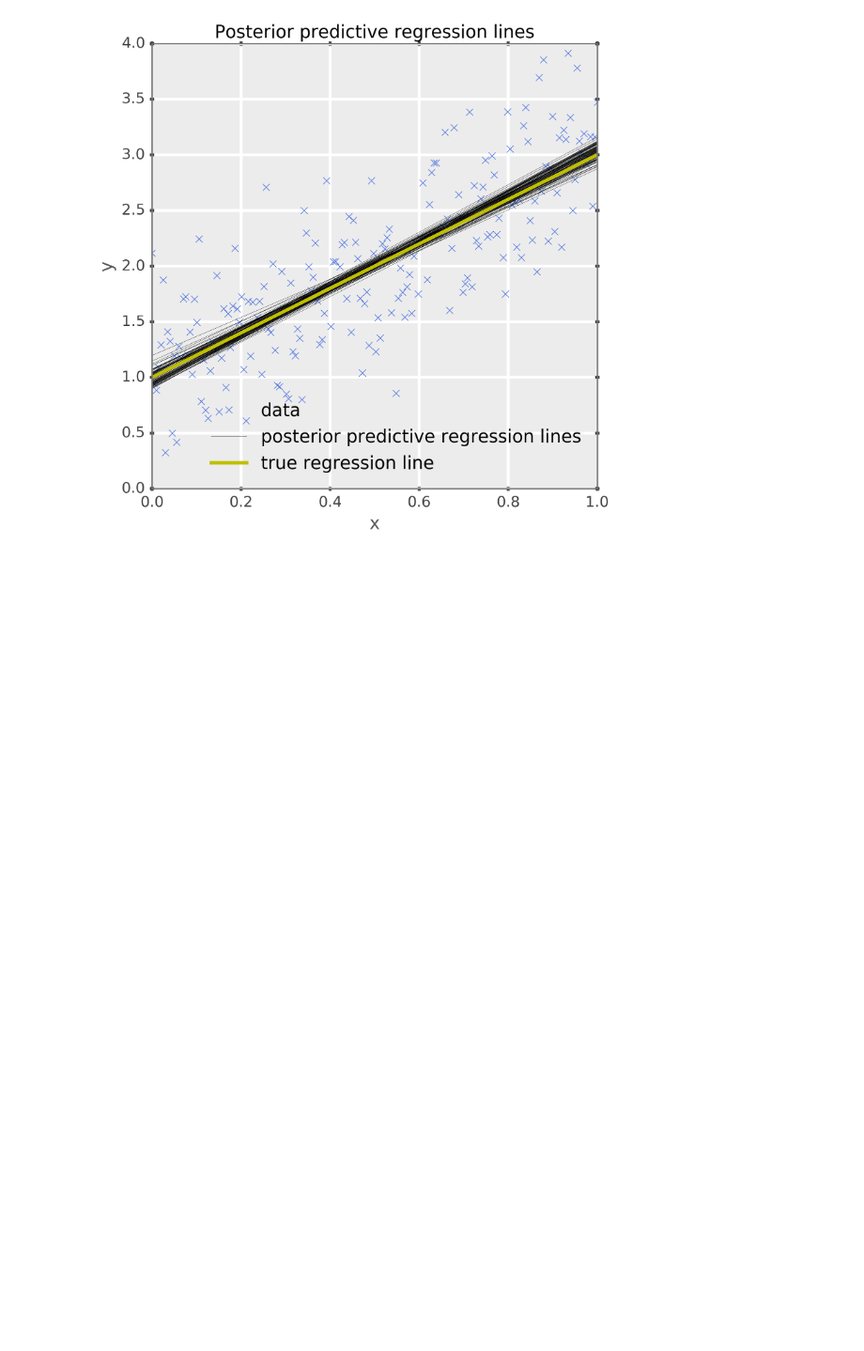
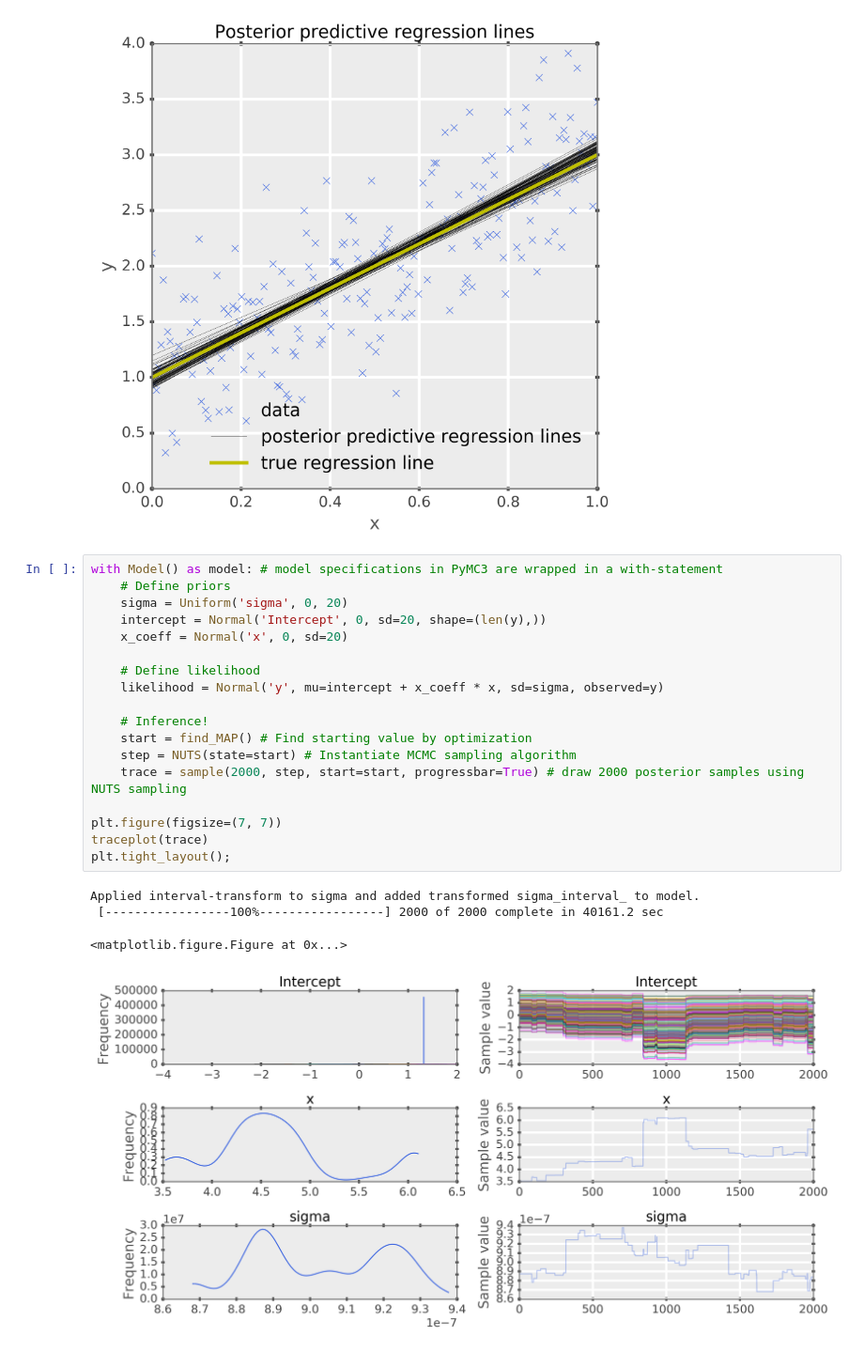
Before and after one commit to balarsen/pymc_learning, a Jupyter notebook: Regression/pymc3 GLM example 1.ipynb, the cells around one changed output. Shown at 94% size. Saved outputs shown, nothing was run; the diff lists cells and outputs as text; blank space fills up the shorter version.

```diff
--- a/Regression/pymc3 GLM example 1.ipynb
+++ b/Regression/pymc3 GLM example 1.ipynb
@@ -76,3 +76,26 @@ plt.xlabel('x')
 plt.ylabel('y');
 # %% [output]
 [figure]
+# %%
+with Model() as model: # model specifications in PyMC3 are wrapped in a with-statement
+    # Define priors
+    sigma = Uniform('sigma', 0, 20)
+    intercept = Normal('Intercept', 0, sd=20, shape=(len(y),))
+    x_coeff = Normal('x', 0, sd=20)
+
+    # Define likelihood
+    likelihood = Normal('y', mu=intercept + x_coeff * x, sd=sigma, observed=y)
+
+    # Inference!
+    start = find_MAP() # Find starting value by optimization
+    step = NUTS(state=start) # Instantiate MCMC sampling algorithm
+    trace = sample(2000, step, start=start, progressbar=True) # draw 2000 posterior samples using NUTS sampling
+
+plt.figure(figsize=(7, 7))
+traceplot(trace)
+plt.tight_layout();
+# %% [output]
+Applied interval-transform to sigma and added transformed sigma_interval_ to model.
+ [-----------------100%-----------------] 2000 of 2000 complete in 40161.2 sec
+<matplotlib.figure.Figure at 0x...>
+[figure, added]
```
Also changed, not shown: parts of 4 cells of this notebook, 8 other files.
